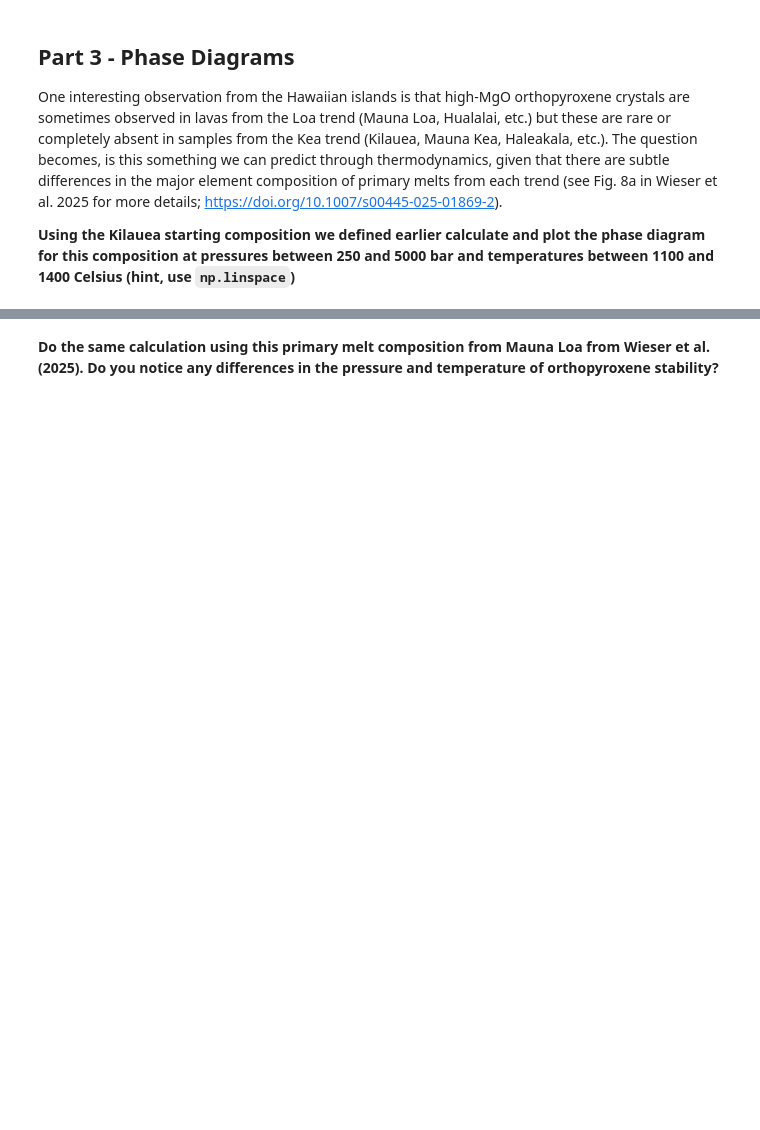
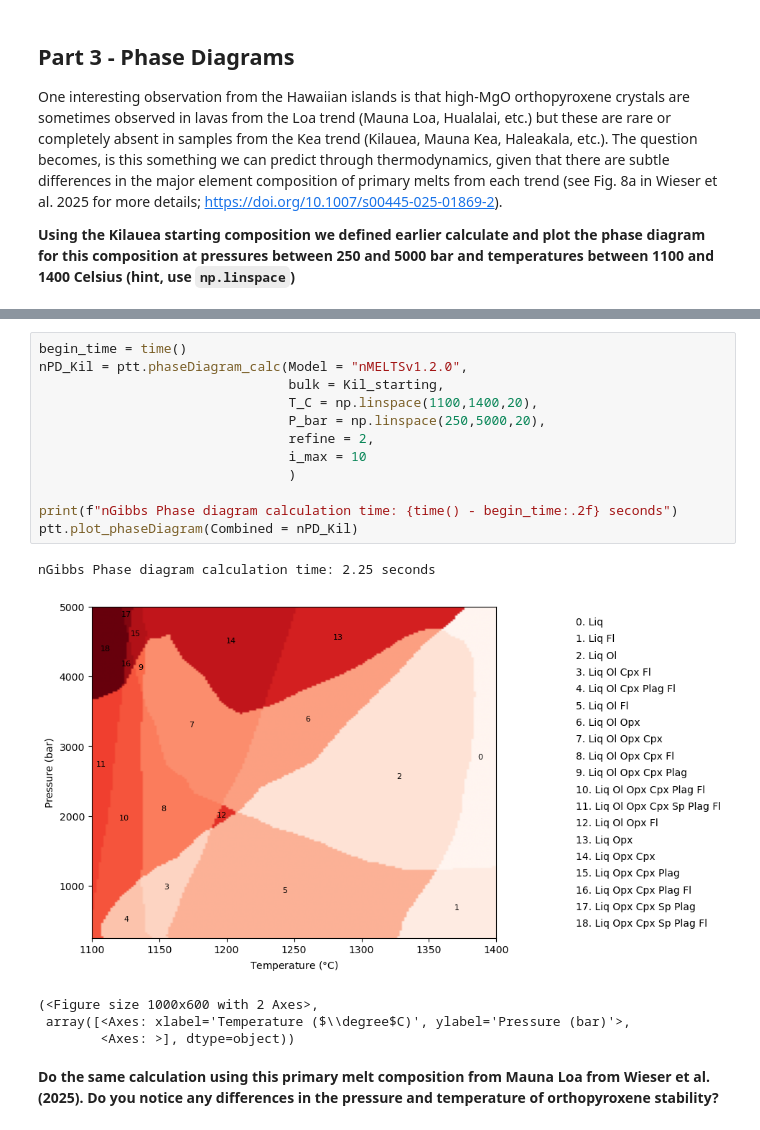
Before and after one commit to gleesonm1/PetThermoTools, a Jupyter notebook: Workshops/Jun_2026_VolCali/VolCali_ptt_workshop.ipynb, the cells around one changed output, grey strips where cells are left out. Cells and saved outputs as stored; diff of their text form; blank space fills up the shorter version.

```diff
--- a/Workshops/Jun_2026_VolCali/VolCali_ptt_workshop.ipynb
+++ b/Workshops/Jun_2026_VolCali/VolCali_ptt_workshop.ipynb
@@ -237,6 +389,24 @@ ptt.plot_phaseDiagram(Combined = PD_Kil)
 (<Figure size 1000x600 with 2 Axes>,
  array([<Axes: xlabel='Temperature ($\\degree$C)', ylabel='Pressure (bar)'>,
         <Axes: >], dtype=object))
+# %%
+begin_time = time()
+nPD_Kil = ptt.phaseDiagram_calc(Model = "nMELTSv1.2.0",
+                                bulk = Kil_starting,
+                                T_C = np.linspace(1100,1400,20),
+                                P_bar = np.linspace(250,5000,20),
+                                refine = 2,
+                                i_max = 10
+                                )
+
+print(f"nGibbs Phase diagram calculation time: {time() - begin_time:.2f} seconds")
+ptt.plot_phaseDiagram(Combined = nPD_Kil)
+# %% [output]
+nGibbs Phase diagram calculation time: 2.25 seconds
+[figure, added]
+(<Figure size 1000x600 with 2 Axes>,
+ array([<Axes: xlabel='Temperature ($\\degree$C)', ylabel='Pressure (bar)'>,
+        <Axes: >], dtype=object))
 # %% [markdown]
 **Do the same calculation using this primary melt composition from Mauna Loa from Wieser et al. (2025). Do you notice any differences in the pressure and temperature of orthopyroxene stability?**
 # %%
```
Also changed, not shown: parts of 25 cells of this notebook, 2 other files.
